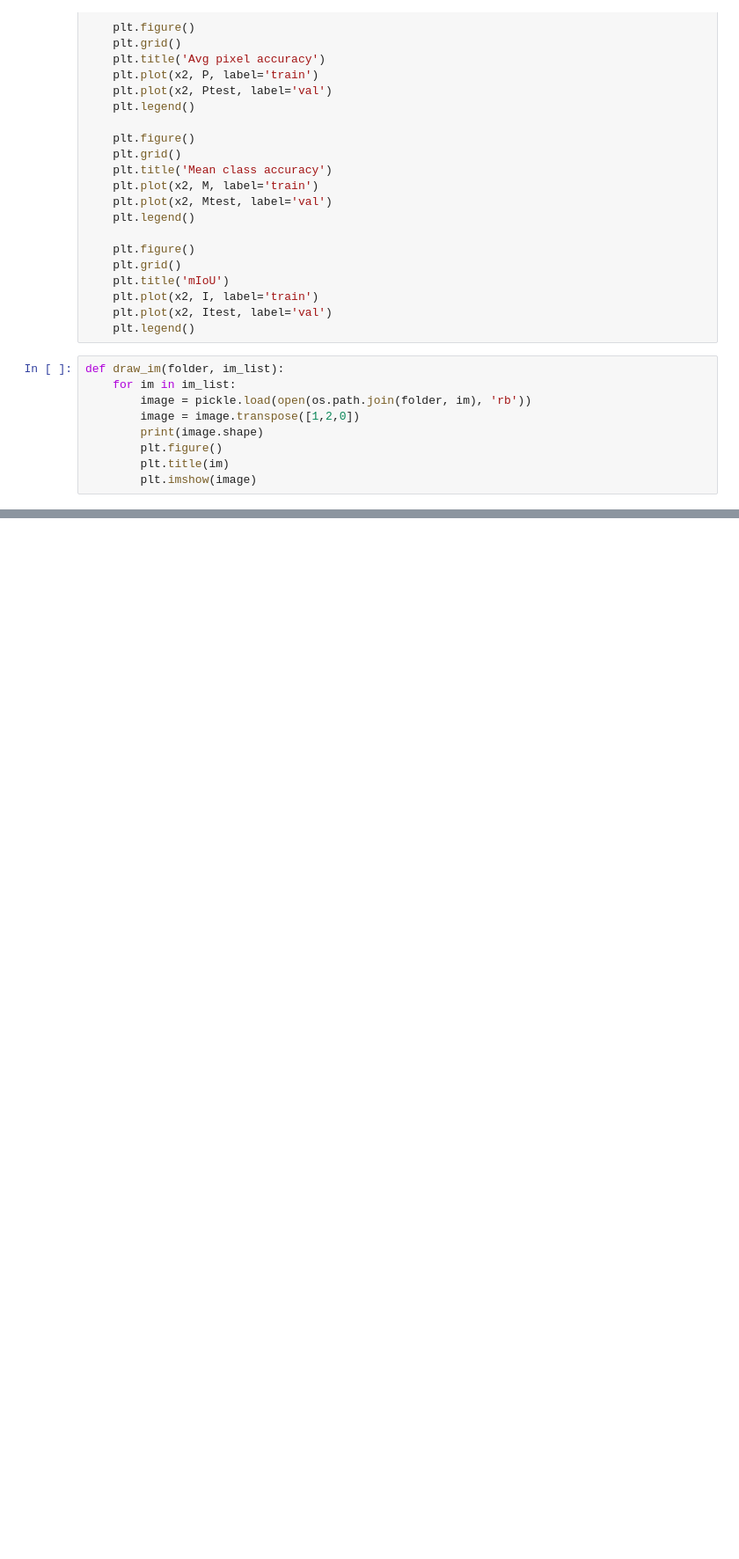
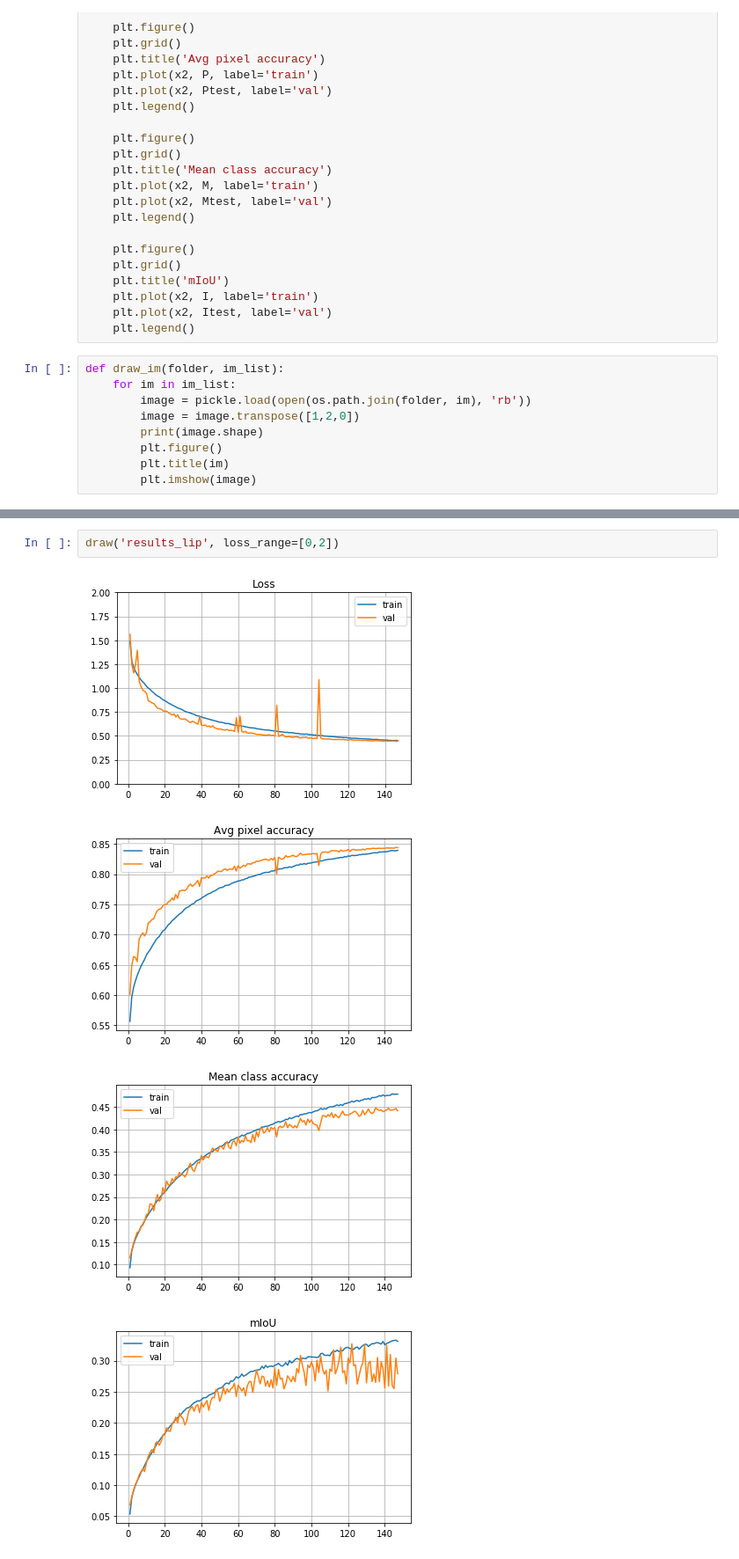
Before and after one commit to wenliangdai/msc-project, a Jupyter notebook: visualisation.ipynb, the cells around one changed output, grey strips where cells are left out. Shown at 88% size. Drawn from its saved outputs; the diff is of its cells as text; blank space fills up the shorter version.

```diff
--- a/visualisation.ipynb
+++ b/visualisation.ipynb
@@ -68,0 +69,7 @@ draw('results_sbd', loss_range=[0,2])
+# %%
+draw('results_lip', loss_range=[0,2])
+# %% [output]
+[figure, added]
+[figure, added]
+[figure, added]
+[figure, added]
```
Also changed, not shown: parts of 1 cell of this notebook, 3 other files.
